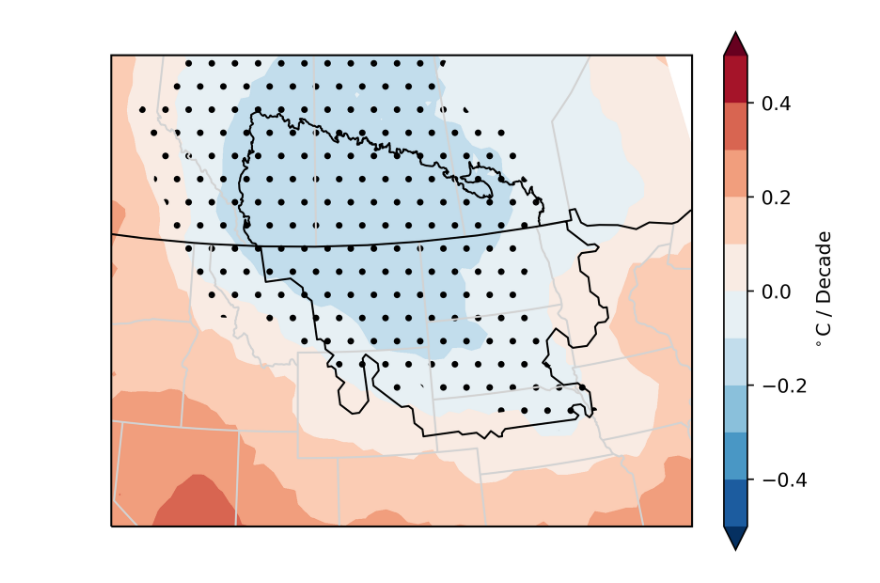
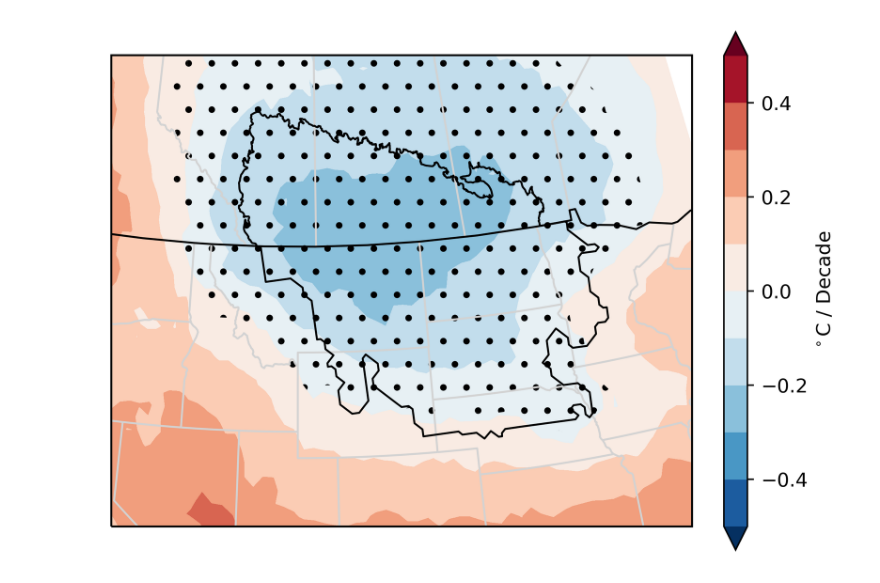
Before and after one commit to gbromley/NGP_Climate, a Jupyter notebook: CRU_temp_AMJ_significance.ipynb, the cells around one changed output. Saved outputs shown, nothing was run; the diff lists cells and outputs as text; code cells hidden in the pictures.

```diff
--- a/CRU_temp_AMJ_significance.ipynb
+++ b/CRU_temp_AMJ_significance.ipynb
@@ -26,8 +27,8 @@ nc_temp = xr.open_dataset(data_dir+temp_file)
 # %%
 t2m = nc_temp['tmp']
 # %%
-t_season='AMJ'
-t_months=[4,5,6]
+t_season='MJ'
+t_months=[5,6]
 start_year = '1970-01-01'
 end_year = '2016-01-01'
 ext_e = -92
@@ -73,14 +74,14 @@ pvalues.attrs['long_name'] = '2 meter temperature trend pvalues'
 # %%
 #calculate slope and pvalue for each grid point
 #replace with a map() call?
-corr_vals = np.arange(0,len(anom.year))
+corr_vals = np.arange(0,len(t2m_months_avg.year))
 corr_vals = sm.add_constant(corr_vals)
 for i in np.arange(0,len(t2m['lat'])):
     for j in np.arange(0,len(t2m['lon'])):
         series = t2m_months_avg[:,i,j]
         anom = series - t2m_clim_months_avg[i,j]
         ac_coe = sm.tsa.stattools.acf(series.values)
-        model = sm.OLS(series.values,corr_vals_2)
+        model = sm.OLS(series.values,corr_vals)
         #slope_2, intercept_2, r_value_2, p_value_2, std_err_2 = stats.linregress(corr_vals,anom.values)
         results = model.fit()
         #print(results.params)
@@ -134,33 +113,33 @@ ax1 = plt.subplot(1,2,1, projection = projection)
 ax1.set_global()
 #test = spatial_trend.plot.pcolormesh(axes = ax1, transform=ccrs.PlateCarree(),vmin=-0.8, vmax=0.8, cmap='RdBu_r',add_colorbar = False)
 test = plt.contourf(spatial_trend.lon,spatial_trend.lat,spatial_trend[:,:].values,transform=ccrs.PlateCarree(),levels=levs,cmap='RdBu_r', extend='both')
 
 #ax = plt.axes(projection=ccrs.LambertConformal())
 pvals.plot.contourf(axes=ax1,transform=ccrs.PlateCarree(),color='none',edgecolor='black',hatches="..",alpha=0.,add_colorbar = False)
 ax1.set_extent([ext_e, ext_w, ext_s, ext_n])
 states_provinces = cfeature.NaturalEarthFeature(
     category='cultural',
     name='admin_1_states_provinces_lines',
     scale='50m',
     facecolor='none')
 ax1.add_feature(states_provinces, edgecolor='lightgray')
 ax1.add_feature(cfeature.COASTLINE)
 ax1.add_feature(cfeature.BORDERS)
-shape_feature = ShapelyFeature(Reader('/Users/gbromley/Dropbox/Montana_Climate_Project/Study_Area/Study_Area_08_01_17.shp').geometries(),crs=ccrs.PlateCarree(), facecolor='none',edgecolor='black')
+shape_feature = ShapelyFeature(Reader('/Users/gbromley/Dropbox/Montana_Climate_Project/Study_Area/NGP_Study_Area/Study_Area_08_01_17.shp').geometries(),crs=ccrs.PlateCarree(), facecolor='none',edgecolor='black')
 ax1.add_feature(shape_feature)
 #plt.plot(ggw_lon, ggw_lat, axes = ax1, marker='o', markersize = 8, color='black', transform=ccrs.PlateCarree())
 #plt.plot(ftp_lon, ftp_lat, axes = ax1, marker='o', markersize = 8, color='black', transform=ccrs.PlateCarree())
 #plt.text(ftp_lon+0.5, ftp_lat, 'US-FPe', axes=ax1, color='black', size=8, transform=ccrs.PlateCarree())
 #plt.text(ggw_lon-2, ggw_lat, 'GGW', axes=ax1, color='black', size=8, transform=ccrs.PlateCarree())
 ax1.title.set_visible(False)
 cb = plt.colorbar(test, cmap='RdBu_r',fraction=0.037)
 cb.set_label('$^\circ$C / Decade',fontsize=10)
 #cb.ax.tick_params(labelsize=8)
 #plt.text(0, 1,'a', ha='center', va='center', backgroundcolor='lightgray')
 #anchored_text = AnchoredText("1", loc=2)
 #ax1.add_artist(anchored_text)
 
-plt.savefig('/Users/gbromley/Dropbox/Montana_Climate_Project/NGP_Climatology_Paper/Figures/CRU_temp_sig_trends'+t_season+'_1970.png',bbox_inches='tight')
+#plt.savefig('/Users/gbromley/Dropbox/Montana_Climate_Project/NGP_Climatology_Paper/Figures/CRU_temp_sig_trends'+t_season+'_1970.png',bbox_inches='tight')
 plt.show()
 # %% [output]
-[figure, old version]
+[figure, new version]
```
Also changed, not shown: parts of 8 cells of this notebook, 13 other files.
